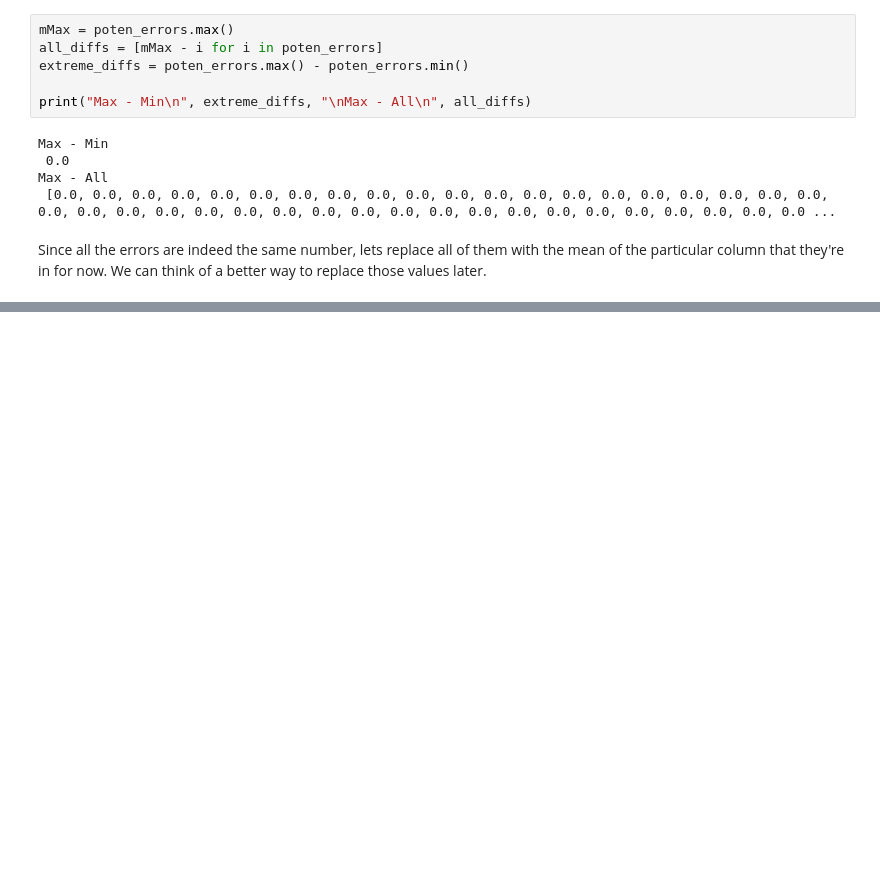
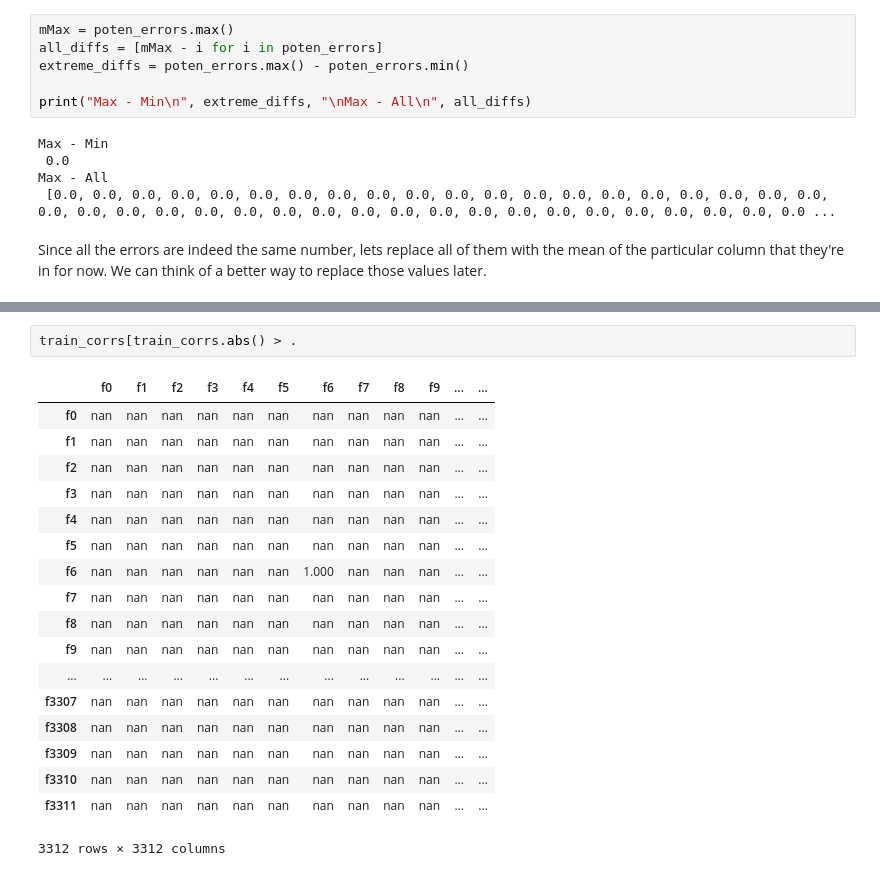
Before and after one commit to calebdre/Machine-Learning-Project, a Jupyter notebook: part1/explore.ipynb, the cells around one changed output, grey strips where cells are left out. Drawn from its saved outputs; the diff is of its cells as text; blank space fills up the shorter version.

```diff
--- a/part1/explore.ipynb
+++ b/part1/explore.ipynb
@@ -111,0 +180,21 @@ Since all the errors are indeed the same number, lets replace all of them with t
+# %%
+train_corrs[train_corrs.abs() > .
+# %% [output]
+|  | f0 | f1 | f2 | f3 | f4 | f5 | f6 | f7 | f8 | f9 | ... | ... |
+| f0 | nan | nan | nan | nan | nan | nan | nan | nan | nan | nan | ... | ... |
+| f1 | nan | nan | nan | nan | nan | nan | nan | nan | nan | nan | ... | ... |
+| f2 | nan | nan | nan | nan | nan | nan | nan | nan | nan | nan | ... | ... |
+| f3 | nan | nan | nan | nan | nan | nan | nan | nan | nan | nan | ... | ... |
+| f4 | nan | nan | nan | nan | nan | nan | nan | nan | nan | nan | ... | ... |
+| f5 | nan | nan | nan | nan | nan | nan | nan | nan | nan | nan | ... | ... |
+| f6 | nan | nan | nan | nan | nan | nan | 1.000 | nan | nan | nan | ... | ... |
+| f7 | nan | nan | nan | nan | nan | nan | nan | nan | nan | nan | ... | ... |
+| f8 | nan | nan | nan | nan | nan | nan | nan | nan | nan | nan | ... | ... |
+| f9 | nan | nan | nan | nan | nan | nan | nan | nan | nan | nan | ... | ... |
+| ... | ... | ... | ... | ... | ... | ... | ... | ... | ... | ... | ... | ... |
+| f3307 | nan | nan | nan | nan | nan | nan | nan | nan | nan | nan | ... | ... |
+| f3308 | nan | nan | nan | nan | nan | nan | nan | nan | nan | nan | ... | ... |
+| f3309 | nan | nan | nan | nan | nan | nan | nan | nan | nan | nan | ... | ... |
+| f3310 | nan | nan | nan | nan | nan | nan | nan | nan | nan | nan | ... | ... |
+| f3311 | nan | nan | nan | nan | nan | nan | nan | nan | nan | nan | ... | ... |
+3312 rows × 3312 columns
```
Also changed, not shown: parts of 8 cells of this notebook.
